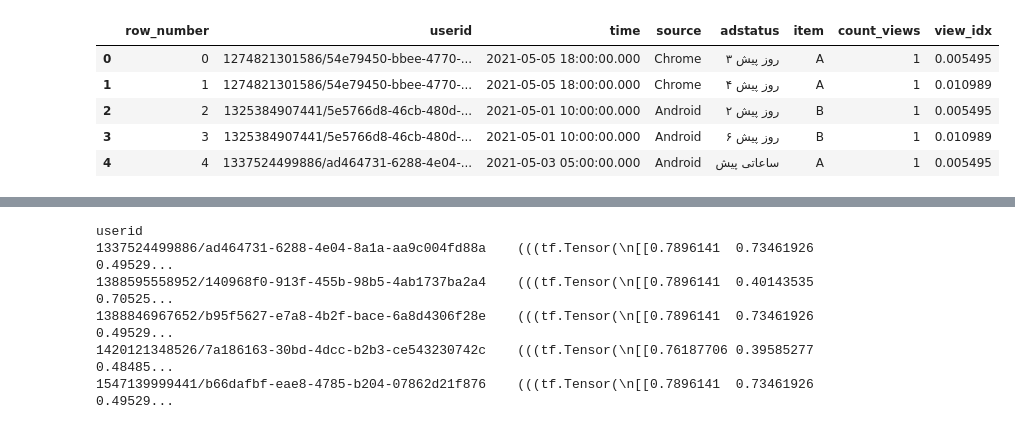
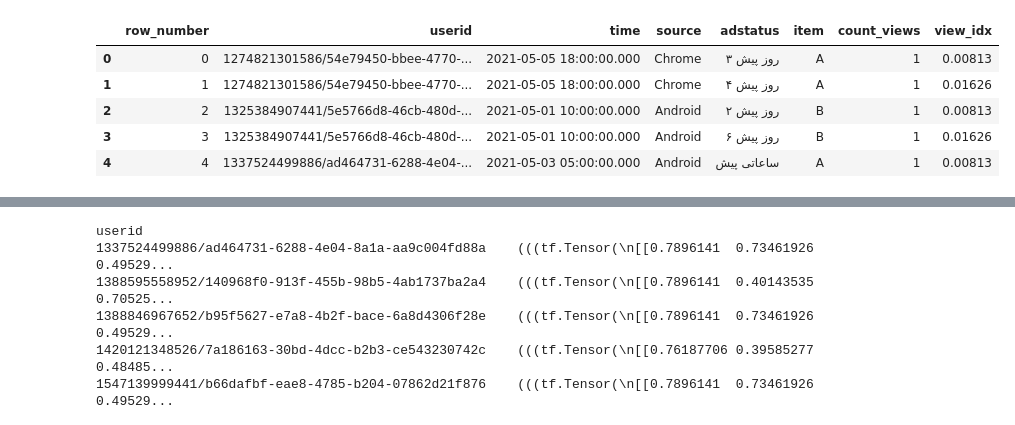
Before and after one commit to sasansharifipour/Spark_Class, a Jupyter notebook: train_sheypoor.ipynb, the cells around one changed output, grey strips where cells are left out. Saved outputs shown, nothing was run; the diff lists cells and outputs as text; code cells hidden in the pictures.

```diff
--- a/train_sheypoor.ipynb
+++ b/train_sheypoor.ipynb
@@ -120,25 +120,25 @@ class data_spliter():
 # %%
 import pandas as pd
 from sklearn import preprocessing
 
-data = pd.read_csv('data.csv')[:5000]
+data = pd.read_csv('data.csv')[:1000]
 
 df = pd.DataFrame(data)
 df.rename( columns={'Unnamed: 0':'row_number'}, inplace=True )
 
 view_idx_title = 'view_idx'
 df[view_idx_title] = df.groupby('userid').cumcount() + 1
 max_value = max(df[view_idx_title].values)
 df[view_idx_title] = df[view_idx_title].values / max_value
 
 df.head()
 # %% [output]
 |  | row_number | userid | time | source | adstatus | item | count_views | view_idx |
-| 0 | 0 | 1274821301586/54e79450-bbee-4770-... | 2021-05-05 18:00:00.000 | Chrome | ۳ روز پیش | A | 1 | 0.005495 |
-| 1 | 1 | 1274821301586/54e79450-bbee-4770-... | 2021-05-05 18:00:00.000 | Chrome | ۴ روز پیش | A | 1 | 0.010989 |
-| 2 | 2 | 1325384907441/5e5766d8-46cb-480d-... | 2021-05-01 10:00:00.000 | Android | ۲ روز پیش | B | 1 | 0.005495 |
-| 3 | 3 | 1325384907441/5e5766d8-46cb-480d-... | 2021-05-01 10:00:00.000 | Android | ۶ روز پیش | B | 1 | 0.010989 |
-| 4 | 4 | 1337524499886/ad464731-6288-4e04-... | 2021-05-03 05:00:00.000 | Android | ساعاتی پیش | A | 1 | 0.005495 |
+| 0 | 0 | 1274821301586/54e79450-bbee-4770-... | 2021-05-05 18:00:00.000 | Chrome | ۳ روز پیش | A | 1 | 0.00813 |
+| 1 | 1 | 1274821301586/54e79450-bbee-4770-... | 2021-05-05 18:00:00.000 | Chrome | ۴ روز پیش | A | 1 | 0.01626 |
+| 2 | 2 | 1325384907441/5e5766d8-46cb-480d-... | 2021-05-01 10:00:00.000 | Android | ۲ روز پیش | B | 1 | 0.00813 |
+| 3 | 3 | 1325384907441/5e5766d8-46cb-480d-... | 2021-05-01 10:00:00.000 | Android | ۶ روز پیش | B | 1 | 0.01626 |
+| 4 | 4 | 1337524499886/ad464731-6288-4e04-... | 2021-05-03 05:00:00.000 | Android | ساعاتی پیش | A | 1 | 0.00813 |
 # %%
 encoder = onehot_autoencoder([ ('source', 1), ('item', 2), ('adstatus', 5)], 1)
 onehot_df = encoder.fit_transform(df)
```
Also changed, not shown: parts of 3 cells of this notebook.
